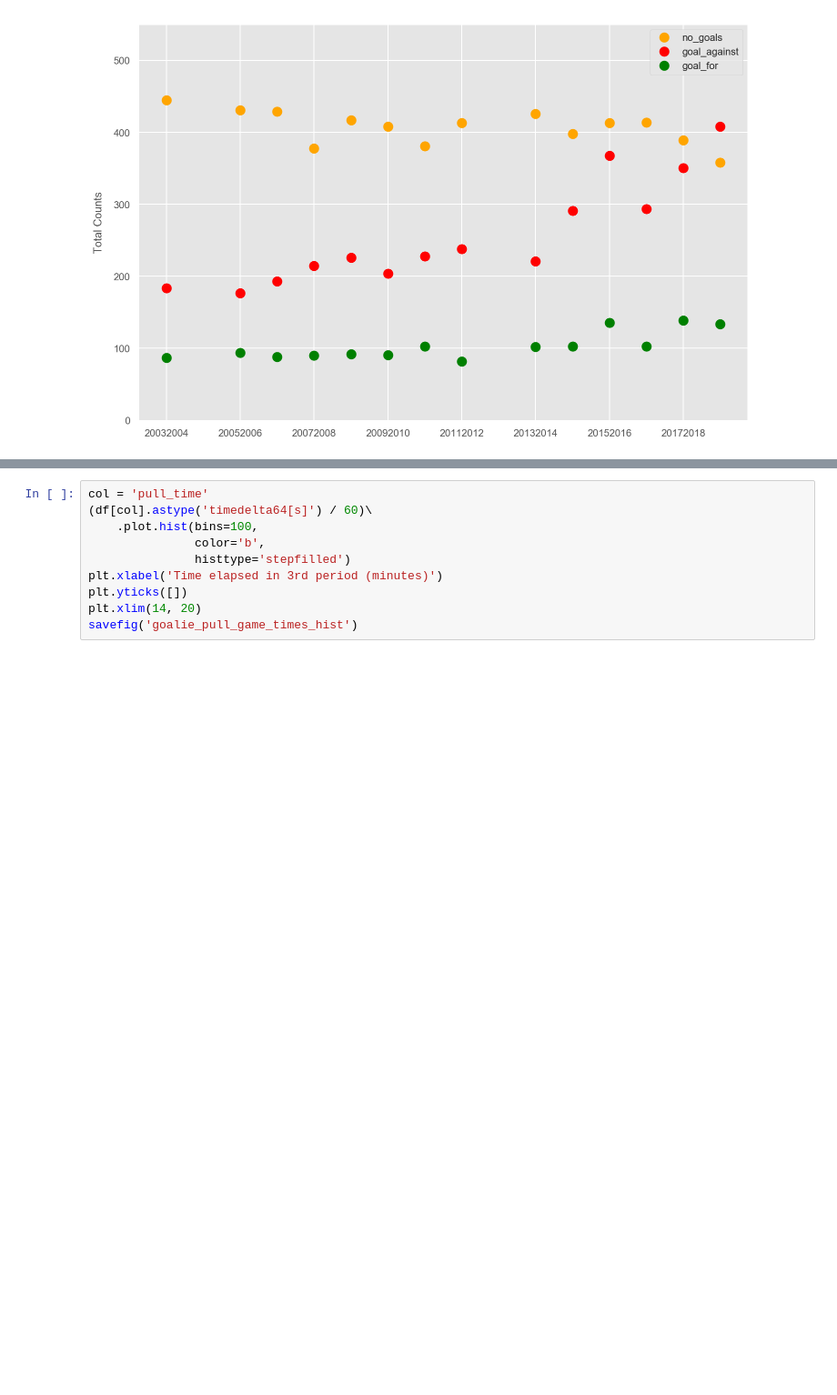
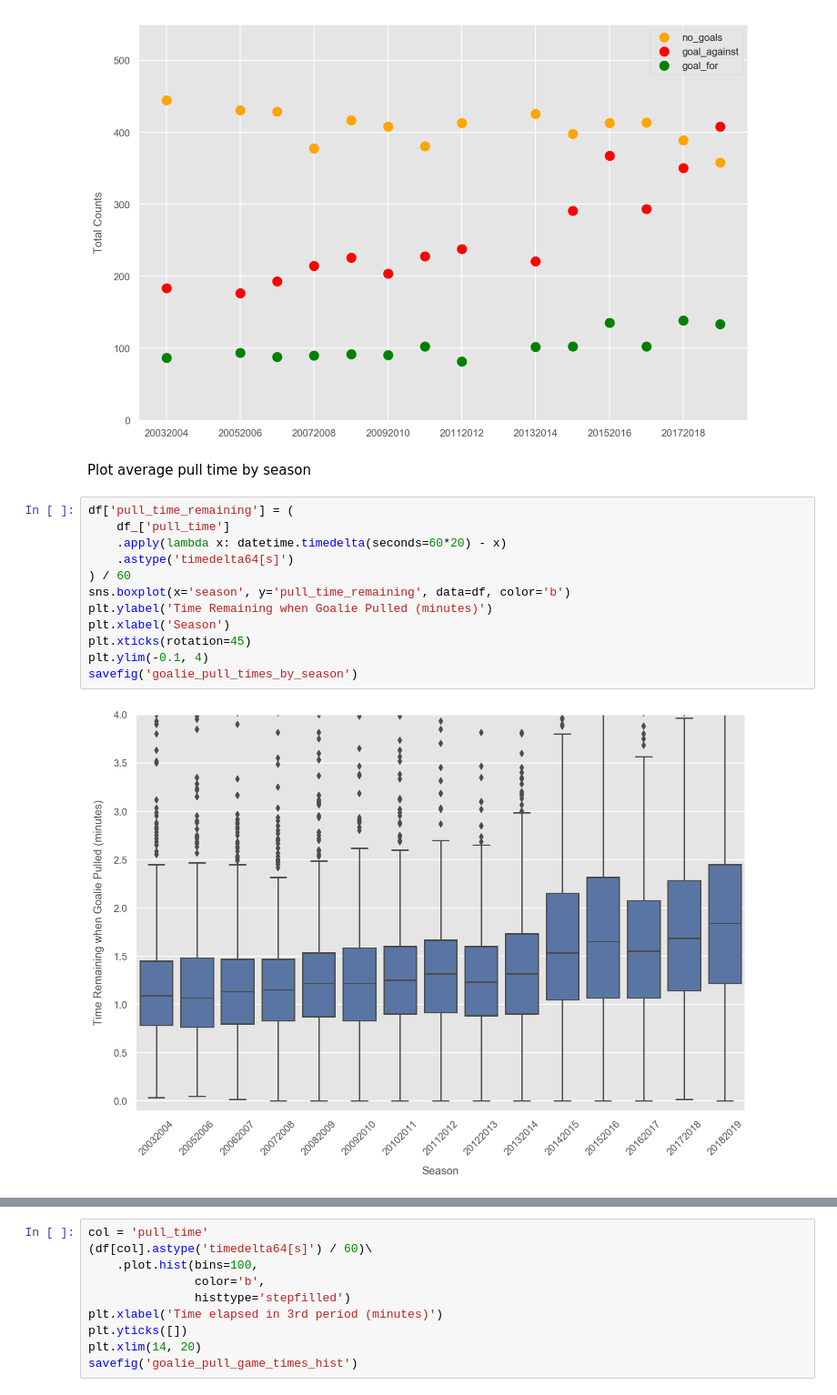
Before and after one commit to zazencodes/nhl-goalie-pull-optimization, a Jupyter notebook: notebooks/src/3_exploratory_analysis_2003-2019.ipynb, the cells around one changed output, grey strips where cells are left out. Shown at 91% size. Saved outputs shown, nothing was run; the diff lists cells and outputs as text; blank space fills up the shorter version.

Commit message:
Tweaked charts

```diff
--- a/notebooks/src/3_exploratory_analysis_2003-2019.ipynb
+++ b/notebooks/src/3_exploratory_analysis_2003-2019.ipynb
@@ -375,3 +346,19 @@ ax.set_xticklabels([label_map.get(lab, '') for lab in labels])
 savefig('goalie_pull_outcomes_by_season')
 # %% [output]
 [figure]
+# %% [markdown]
+Plot average pull time by season
+# %%
+df['pull_time_remaining'] = (
+    df_['pull_time']
+    .apply(lambda x: datetime.timedelta(seconds=60*20) - x)
+    .astype('timedelta64[s]')
+) / 60
+sns.boxplot(x='season', y='pull_time_remaining', data=df, color='b')
+plt.ylabel('Time Remaining when Goalie Pulled (minutes)')
+plt.xlabel('Season')
+plt.xticks(rotation=45)
+plt.ylim(-0.1, 4)
+savefig('goalie_pull_times_by_season')
+# %% [output]
+[figure, added]
```
Also changed, not shown: parts of 5 cells of this notebook, 5 other files.
